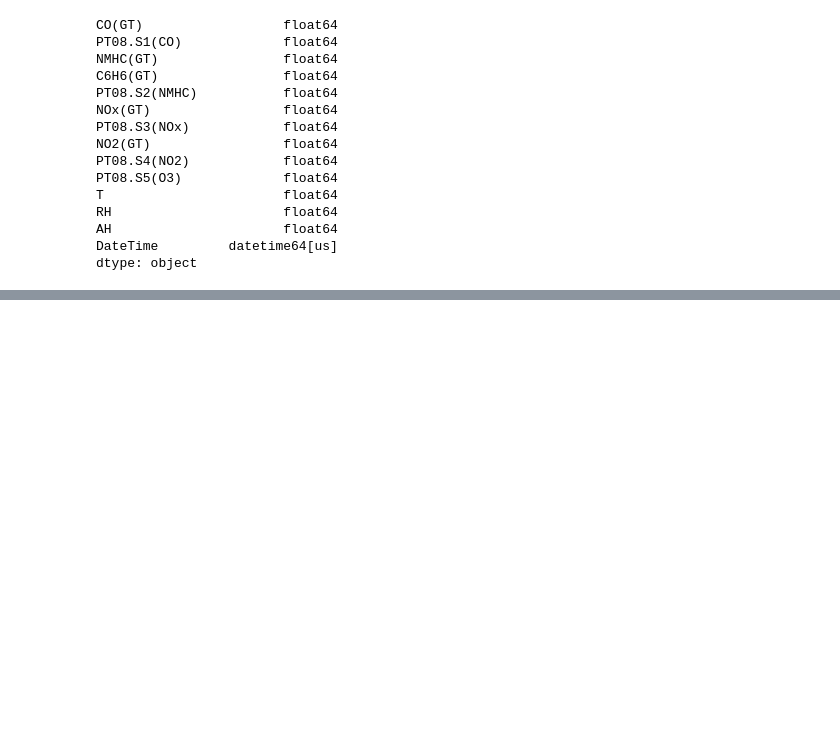
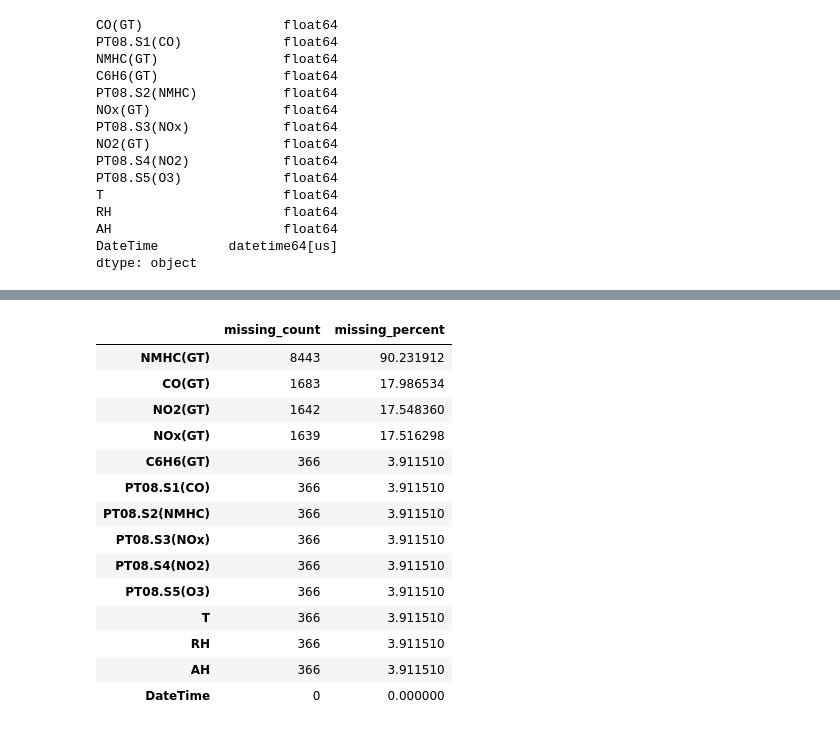
Before and after one commit to AkmalFazli27/air-quality-estimation, a Jupyter notebook: notebooks/eda.ipynb, the cells around one changed output, grey strips where cells are left out. Cells and saved outputs as stored; diff of their text form; code cells hidden in the pictures; blank space fills up the shorter version.

```diff
--- a/notebooks/eda.ipynb
+++ b/notebooks/eda.ipynb
@@ -111,0 +95,23 @@ dtype: object
+# %%
+missing_summary = pd.DataFrame({
+    "missing_count": df.isna().sum(),
+    "missing_percent": df.isna().mean().mul(100)
+}).sort_values("missing_percent", ascending=False)
+
+missing_summary
+# %% [output]
+|  | missing_count | missing_percent |
+| NMHC(GT) | 8443 | 90.231912 |
+| CO(GT) | 1683 | 17.986534 |
+| NO2(GT) | 1642 | 17.548360 |
+| NOx(GT) | 1639 | 17.516298 |
+| C6H6(GT) | 366 | 3.911510 |
+| PT08.S1(CO) | 366 | 3.911510 |
+| PT08.S2(NMHC) | 366 | 3.911510 |
+| PT08.S3(NOx) | 366 | 3.911510 |
+| PT08.S4(NO2) | 366 | 3.911510 |
+| PT08.S5(O3) | 366 | 3.911510 |
+| T | 366 | 3.911510 |
+| RH | 366 | 3.911510 |
+| AH | 366 | 3.911510 |
+| DateTime | 0 | 0.000000 |
```
Also changed, not shown: parts of 8 cells of this notebook.
